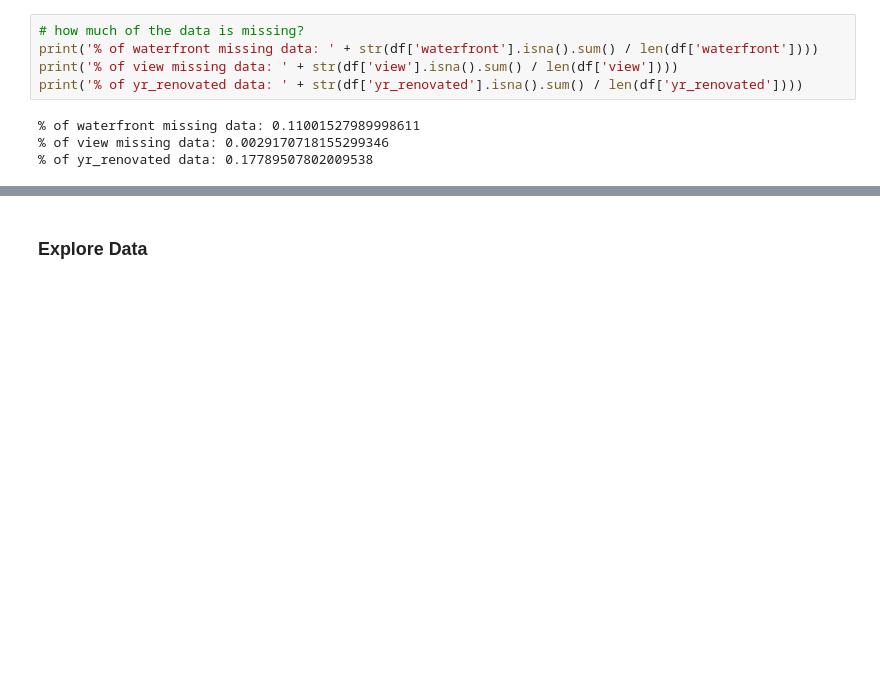
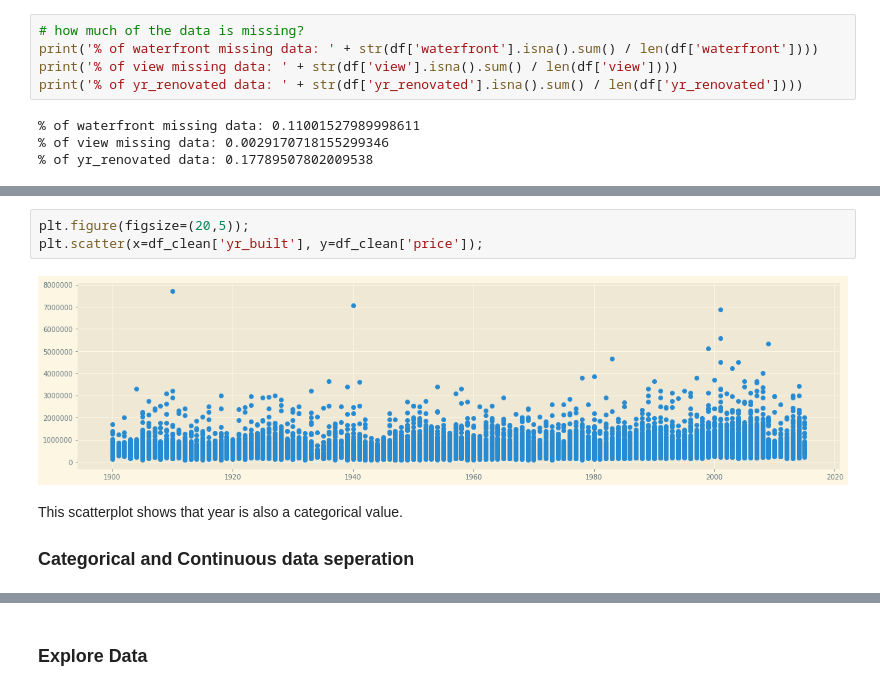
Before and after one commit to eannefawcett/dsc-v2-mod1-final-project-online-ds-pt-081219, a Jupyter notebook: Beth Fawcett King County Sellers World.ipynb, the cells around one changed output, grey strips where cells are left out. Cells and saved outputs as stored; diff of their text form; blank space fills up the shorter version.

```diff
--- a/Beth Fawcett King County Sellers World.ipynb
+++ b/Beth Fawcett King County Sellers World.ipynb
@@ -398,0 +478,9 @@ df_clean.isna().sum()
+# %%
+plt.figure(figsize=(20,5));
+plt.scatter(x=df_clean['yr_built'], y=df_clean['price']);
+# %% [output]
+[figure, added]
+# %% [markdown]
+This scatterplot shows that year is also a categorical value.
+
+### Categorical and Continuous data seperation
```
Also changed, not shown: parts of 62 cells of this notebook.
